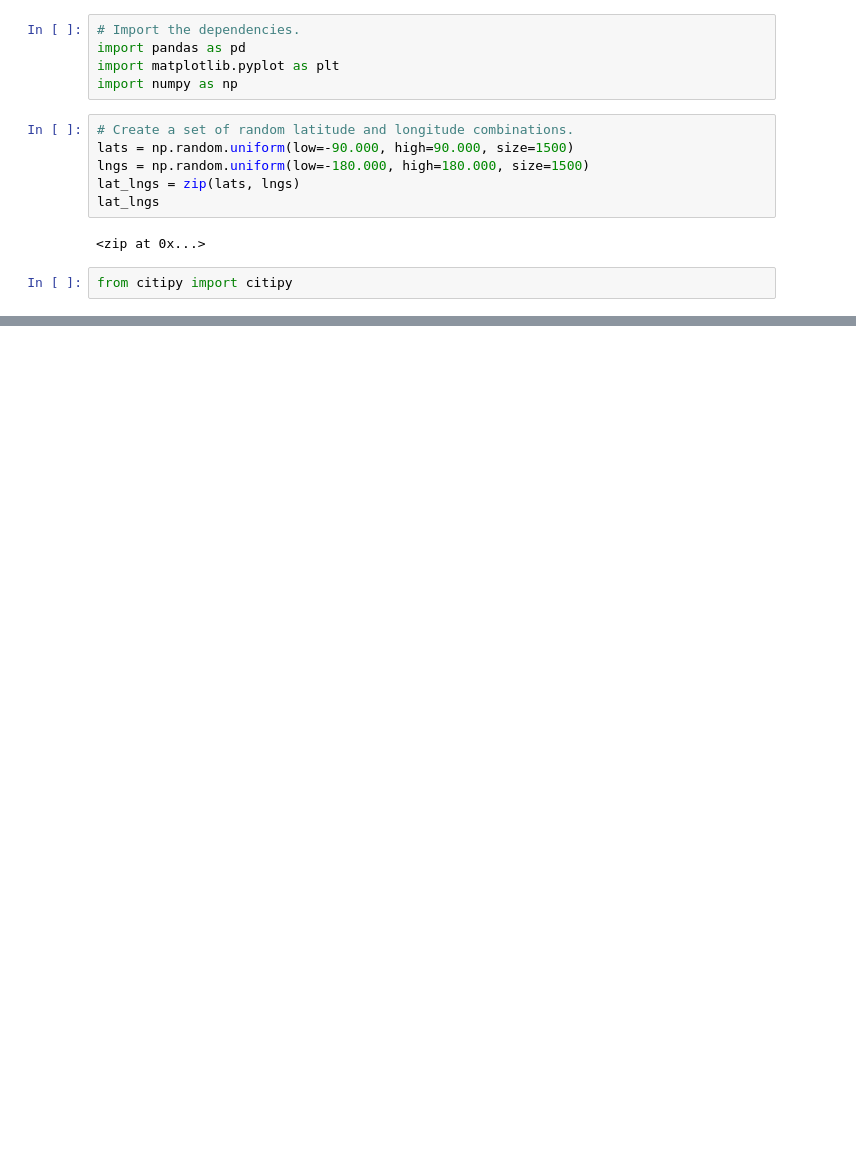
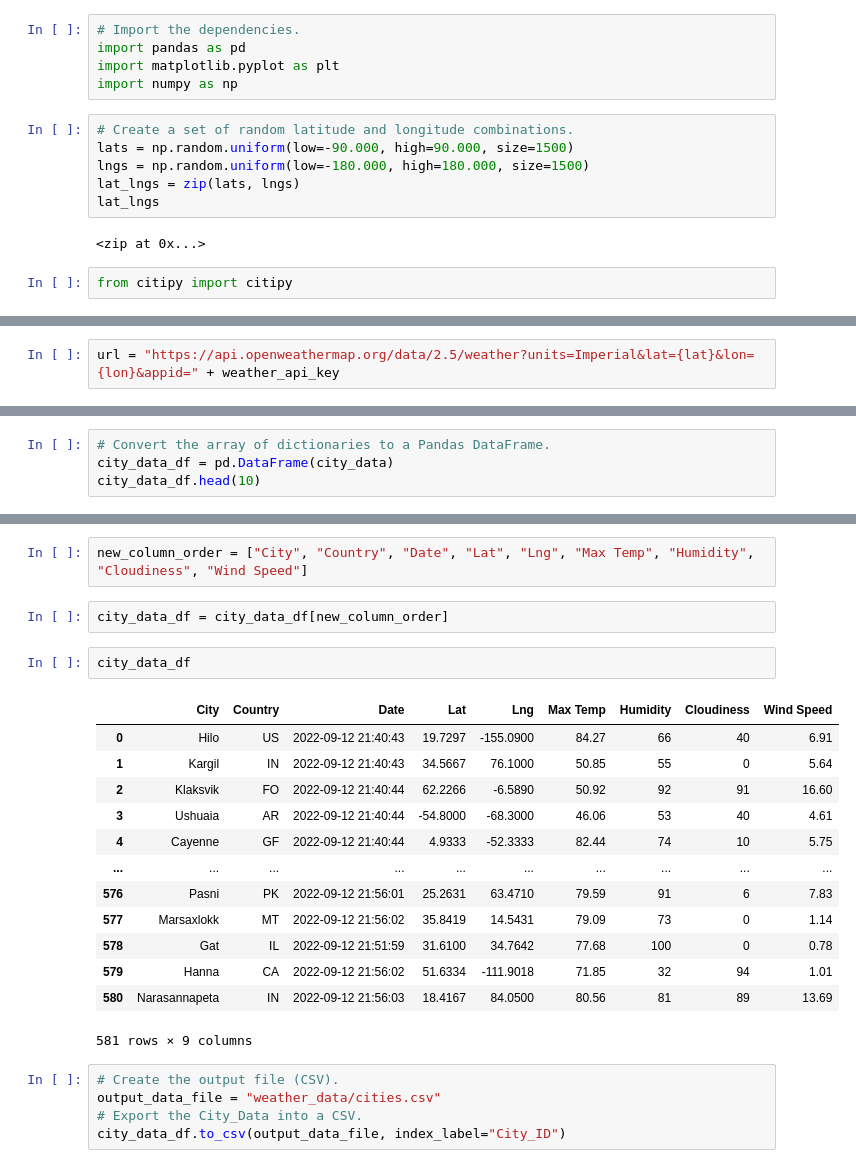
Before and after one commit to sfarb2/World_Weather_Analysis, a Jupyter notebook: WeatherPy.ipynb, the cells around one changed output, grey strips where cells are left out. Cells and saved outputs as stored; diff of their text form; blank space fills up the shorter version.

```diff
--- a/WeatherPy.ipynb
+++ b/WeatherPy.ipynb
@@ -29,0 +40,2 @@ NameError: name 'tal_lngs' is not defined
+# %%
+url = "https://api.openweathermap.org/data/2.5/weather?units=Imperial&lat={lat}&lon={lon}&appid=" + weather_api_key
@@ -29,0 +126,4 @@ NameError: name 'tal_lngs' is not defined
+# %%
+# Convert the array of dictionaries to a Pandas DataFrame.
+city_data_df = pd.DataFrame(city_data)
+city_data_df.head(10)
@@ -29,0 +142,25 @@ NameError: name 'tal_lngs' is not defined
+# %%
+new_column_order = ["City", "Country", "Date", "Lat", "Lng", "Max Temp", "Humidity", "Cloudiness", "Wind Speed"]
+# %%
+city_data_df = city_data_df[new_column_order]
+# %%
+city_data_df
+# %% [output]
+|  | City | Country | Date | Lat | Lng | Max Temp | Humidity | Cloudiness | Wind Speed |
+| 0 | Hilo | US | 2022-09-12 21:40:43 | 19.7297 | -155.0900 | 84.27 | 66 | 40 | 6.91 |
+| 1 | Kargil | IN | 2022-09-12 21:40:43 | 34.5667 | 76.1000 | 50.85 | 55 | 0 | 5.64 |
+| 2 | Klaksvik | FO | 2022-09-12 21:40:44 | 62.2266 | -6.5890 | 50.92 | 92 | 91 | 16.60 |
+| 3 | Ushuaia | AR | 2022-09-12 21:40:44 | -54.8000 | -68.3000 | 46.06 | 53 | 40 | 4.61 |
+| 4 | Cayenne | GF | 2022-09-12 21:40:44 | 4.9333 | -52.3333 | 82.44 | 74 | 10 | 5.75 |
+| ... | ... | ... | ... | ... | ... | ... | ... | ... | ... |
+| 576 | Pasni | PK | 2022-09-12 21:56:01 | 25.2631 | 63.4710 | 79.59 | 91 | 6 | 7.83 |
+| 577 | Marsaxlokk | MT | 2022-09-12 21:56:02 | 35.8419 | 14.5431 | 79.09 | 73 | 0 | 1.14 |
+| 578 | Gat | IL | 2022-09-12 21:51:59 | 31.6100 | 34.7642 | 77.68 | 100 | 0 | 0.78 |
+| 579 | Hanna | CA | 2022-09-12 21:56:02 | 51.6334 | -111.9018 | 71.85 | 32 | 94 | 1.01 |
+| 580 | Narasannapeta | IN | 2022-09-12 21:56:03 | 18.4167 | 84.0500 | 80.56 | 81 | 89 | 13.69 |
+581 rows × 9 columns
+# %%
+# Create the output file (CSV).
+output_data_file = "weather_data/cities.csv"
+# Export the City_Data into a CSV.
+city_data_df.to_csv(output_data_file, index_label="City_ID")
```
Also changed, not shown: parts of 6 cells of this notebook, 3 other files.
